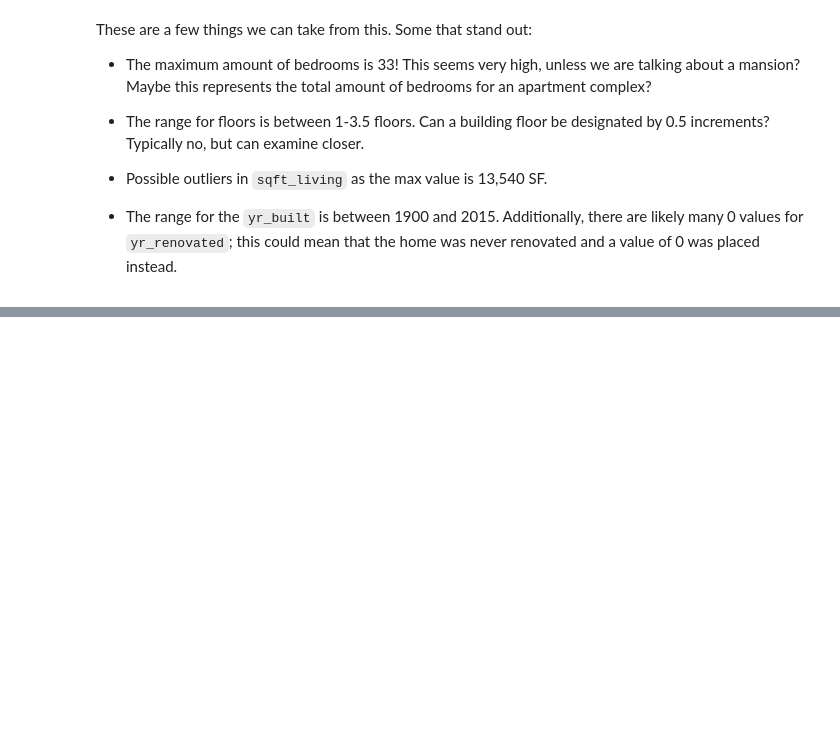
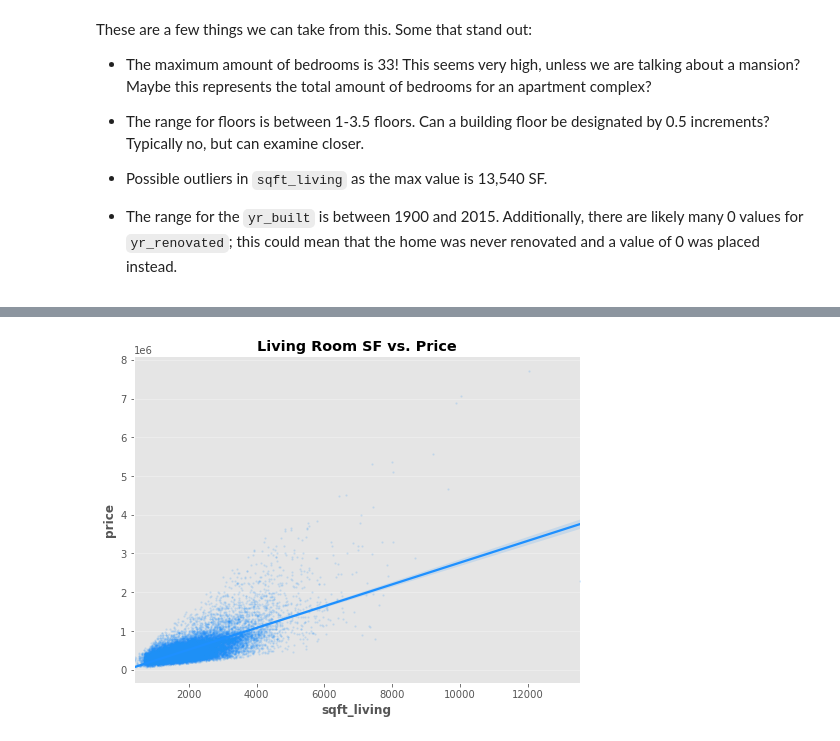
Before and after one commit to eric8395/Housing_Market_Linear_Regression, a Jupyter notebook: Housing Market Linear Regression.ipynb, the cells around one changed output, grey strips where cells are left out. Saved outputs shown, nothing was run; the diff lists cells and outputs as text; code cells hidden in the pictures; blank space fills up the shorter version.

```diff
--- a/Housing Market Linear Regression.ipynb
+++ b/Housing Market Linear Regression.ipynb
@@ -205,0 +188,21 @@ Name: bedrooms, dtype: int64
+# %%
+fig, ax = plt.subplots(figsize=(8, 6))
+
+sns.regplot(df['sqft_living'], df['price'],
+            scatter_kws={'s':2, 'alpha': 0.1},
+            color = 'dodgerblue')
+
+# removes top and right side axis
+plt.gca().spines['top'].set_visible(False)
+plt.gca().spines['right'].set_visible(False)
+
+# set gridline visibility
+ax.set_axisbelow(True)
+ax.yaxis.grid(True, color='#EEEEEE')
+ax.xaxis.grid(False)
+
+ax.set_xlabel('sqft_living', weight = 'bold')
+ax.set_ylabel("price", weight = 'bold')
+ax.set_title("Living Room SF vs. Price", weight = 'bold');
+# %% [output]
+[figure, added]
```
Also changed, not shown: parts of 132 cells of this notebook.
